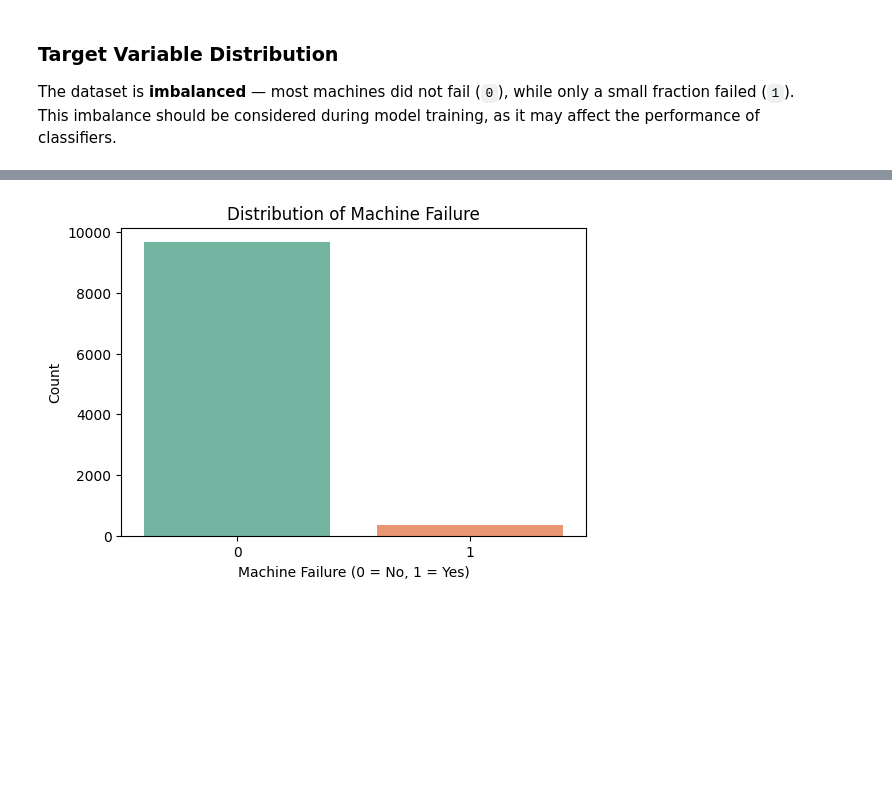
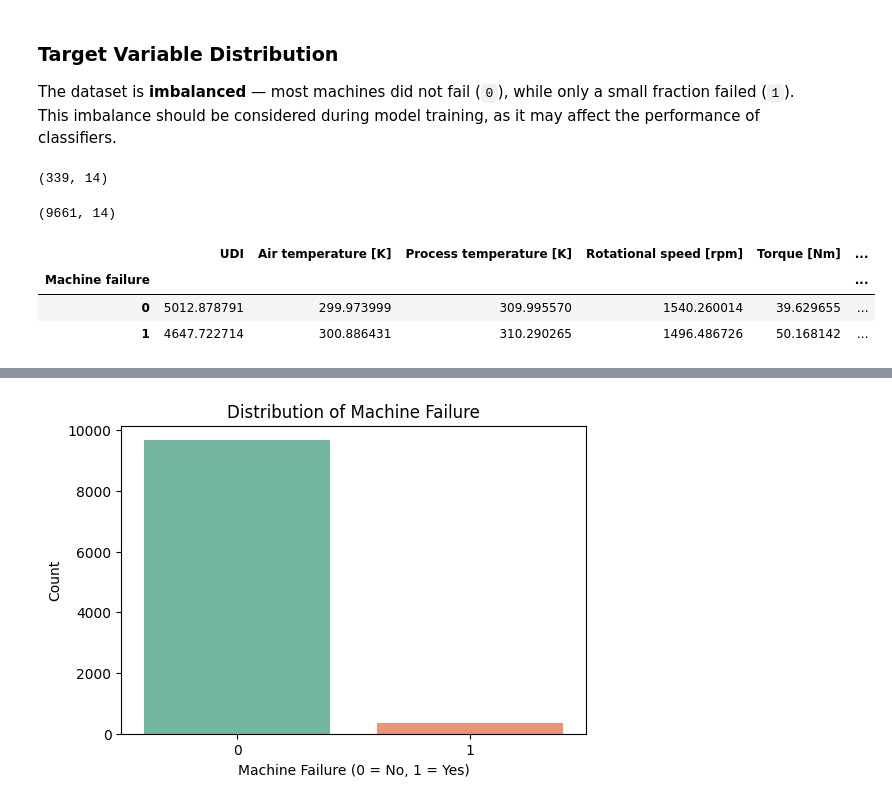
Before and after one commit to Yohannes-Kewani/industrial-analytics-projects, a Jupyter notebook: predictive-maintenance-ml/notebooks/predictive_maintenance.ipynb, the cells around one changed output, grey strips where cells are left out. Drawn from its saved outputs; the diff is of its cells as text; code cells hidden in the pictures; blank space fills up the shorter version.

```diff
--- a/predictive-maintenance-ml/notebooks/predictive_maintenance.ipynb
+++ b/predictive-maintenance-ml/notebooks/predictive_maintenance.ipynb
@@ -63,3 +63,20 @@ df.head()
 
 The dataset is **imbalanced** — most machines did not fail (`0`), while only a small fraction failed (`1`).
 This imbalance should be considered during model training, as it may affect the performance of classifiers.
+# %%
+Machine_failure = df[df['Machine failure']==1]
+Machine_failure.shape
+# %% [output]
+(339, 14)
+# %%
+Machine_success = df[df['Machine failure']==0]
+# %% [output]
+(9661, 14)
+# %%
+df_means=df.groupby('Machine failure').mean(numeric_only=True)
+df_means
+# %% [output]
+|  | UDI | Air temperature [K] | Process temperature [K] | Rotational speed [rpm] | Torque [Nm] | ... |
+| Machine failure |  |  |  |  |  | ... |
+| 0 | 5012.878791 | 299.973999 | 309.995570 | 1540.260014 | 39.629655 | ... |
+| 1 | 4647.722714 | 300.886431 | 310.290265 | 1496.486726 | 50.168142 | ... |
```
Also changed, not shown: parts of 3 cells of this notebook.
